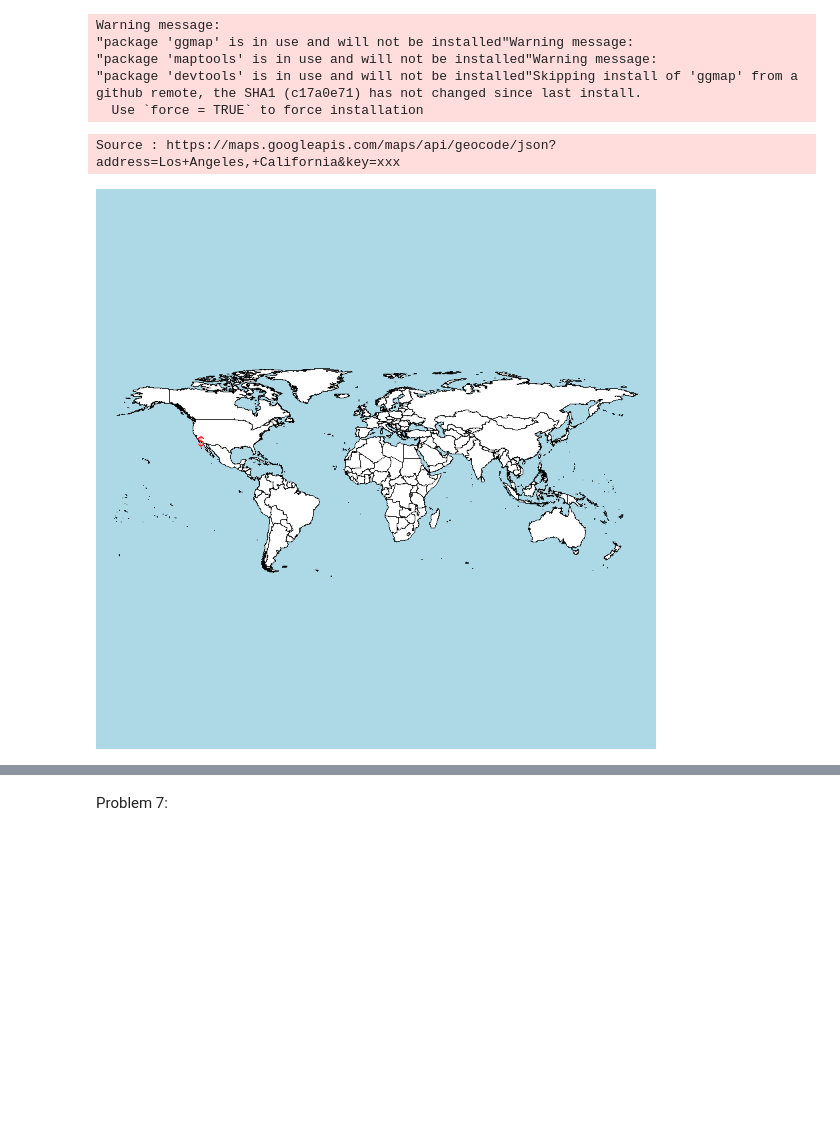
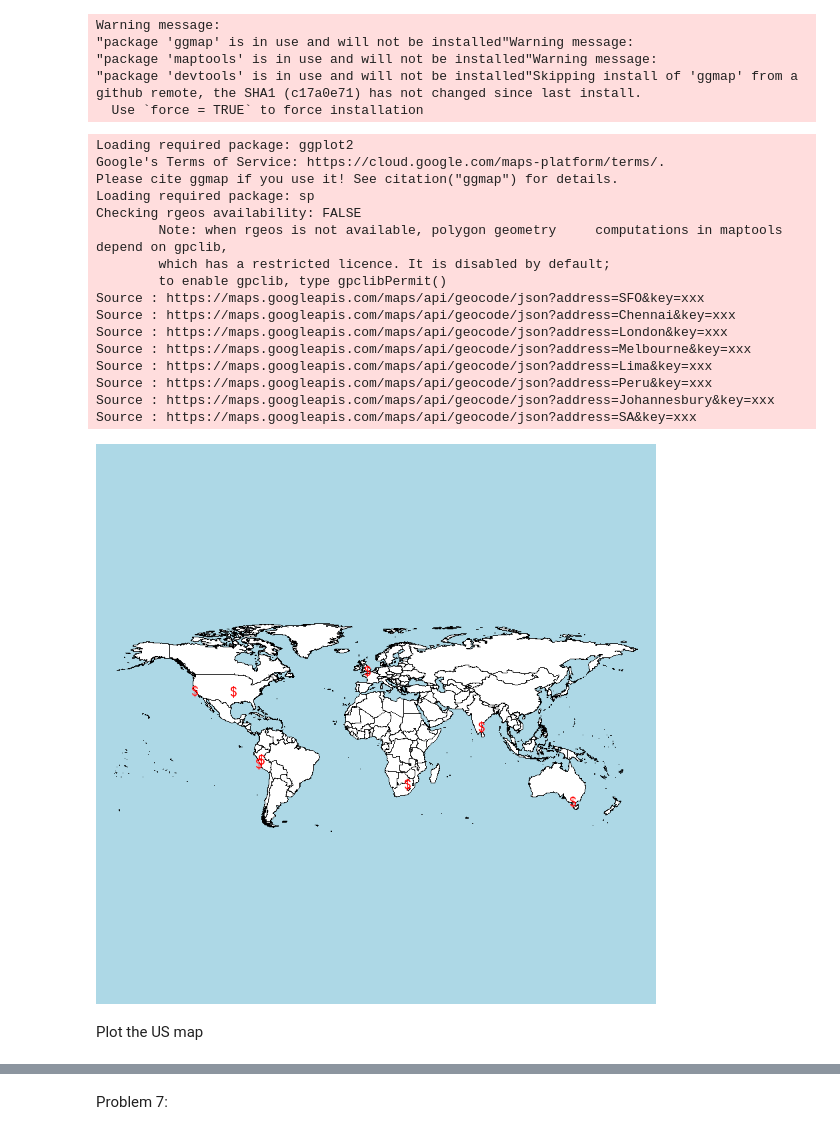
Before and after one commit to shivapal/EDAproj, a Jupyter notebook: Part 1/Lab1EDA.ipynb, the cells around one changed output, grey strips where cells are left out. Saved outputs shown, nothing was run; the diff lists cells and outputs as text; code cells hidden in the pictures; blank space fills up the shorter version.

```diff
--- a/Part 1/Lab1EDA.ipynb
+++ b/Part 1/Lab1EDA.ipynb
@@ -137,18 +140,35 @@ Warning message:
 # %%
 library("ggmap")
 library("maptools")
 library(maps)
-register_google(key = 'AIzaSyBhwlrve8M5bM7NyRJ82G8xfyhCzxuVAzg') # Use google API key
+# Use google API to plot map
+register_google(key = '') # Use google API key
 visited <- c("SFO", "Chennai", "London", "Melbourne", "Lima", "Peru", "Johannesbury", "SA") #List of visited places
-
 ll.visited <- geocode(visited)
 visit.x <- ll.visited$lon   #Get longitude of place visited
 visit.y <- ll.visited$lat   #Get latitude of place visited
 map("world", fill=TRUE, col="white", bg="lightblue", ylim=c(-60, 90), mar=c(0,0,0,0)) # Create a world map using library
 points(visit.x,visit.y, col="red", pch=36)  #Plot the coordinates using longitude and latitude
 # %% [output]
-Source : https://maps.googleapis.com/maps/api/geocode/json?address=Los+Angeles,+California&key=xxx
+Loading required package: ggplot2
+Google's Terms of Service: https://cloud.google.com/maps-platform/terms/.
+Please cite ggmap if you use it! See citation("ggmap") for details.
+Loading required package: sp
+Checking rgeos availability: FALSE
+        Note: when rgeos is not available, polygon geometry     computations in maptools depend on gpclib,
+        which has a restricted licence. It is disabled by default;
+        to enable gpclib, type gpclibPermit()
+Source : https://maps.googleapis.com/maps/api/geocode/json?address=SFO&key=xxx
+Source : https://maps.googleapis.com/maps/api/geocode/json?address=Chennai&key=xxx
+Source : https://maps.googleapis.com/maps/api/geocode/json?address=London&key=xxx
+Source : https://maps.googleapis.com/maps/api/geocode/json?address=Melbourne&key=xxx
+Source : https://maps.googleapis.com/maps/api/geocode/json?address=Lima&key=xxx
+Source : https://maps.googleapis.com/maps/api/geocode/json?address=Peru&key=xxx
+Source : https://maps.googleapis.com/maps/api/geocode/json?address=Johannesbury&key=xxx
+Source : https://maps.googleapis.com/maps/api/geocode/json?address=SA&key=xxx
-[figure, old version]
+[figure, new version]
+# %% [markdown]
+Plot the US map
 # %%
 library("ggmap")
 library("maptools")
```
Also changed, not shown: parts of 3 cells of this notebook.
